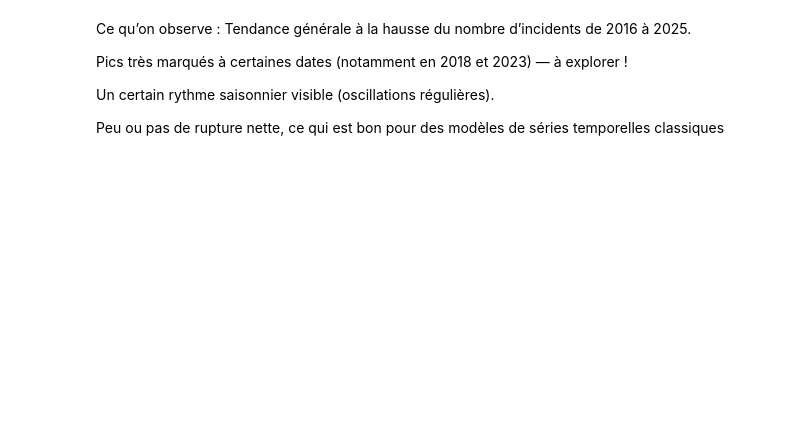
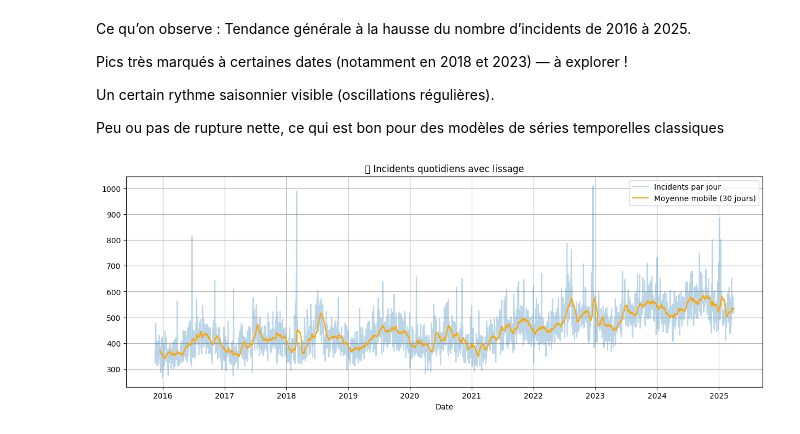
Before and after one commit to Massilia23/london-fire-response, a Jupyter notebook: notebooks/data-exploration.ipynb, the cells around one changed output. Drawn from its saved outputs; the diff is of its cells as text; code cells hidden in the pictures; blank space fills up the shorter version.

```diff
--- a/notebooks/data-exploration.ipynb
+++ b/notebooks/data-exploration.ipynb
@@ -421,3 +415,16 @@ Pics très marqués à certaines dates (notamment en 2018 et 2023) — à explor
 Un certain rythme saisonnier visible (oscillations régulières).
 
 Peu ou pas de rupture nette, ce qui est bon pour des modèles de séries temporelles classiques
+# %%
+#1. Lissage de la saisonnalité annuelle
+df_daily_smooth = df_daily.rolling(window=30).mean()
+
+plt.figure(figsize=(15,5))
+df_daily.plot(alpha=0.3, label='Incidents par jour')
+df_daily_smooth.plot(label='Moyenne mobile (30 jours)', color='orange')
+plt.title("📉 Incidents quotidiens avec lissage")
+plt.legend()
+plt.grid(True)
+plt.show()
+# %% [output]
+[figure, added]
```
Also changed, not shown: parts of 3 cells of this notebook.
